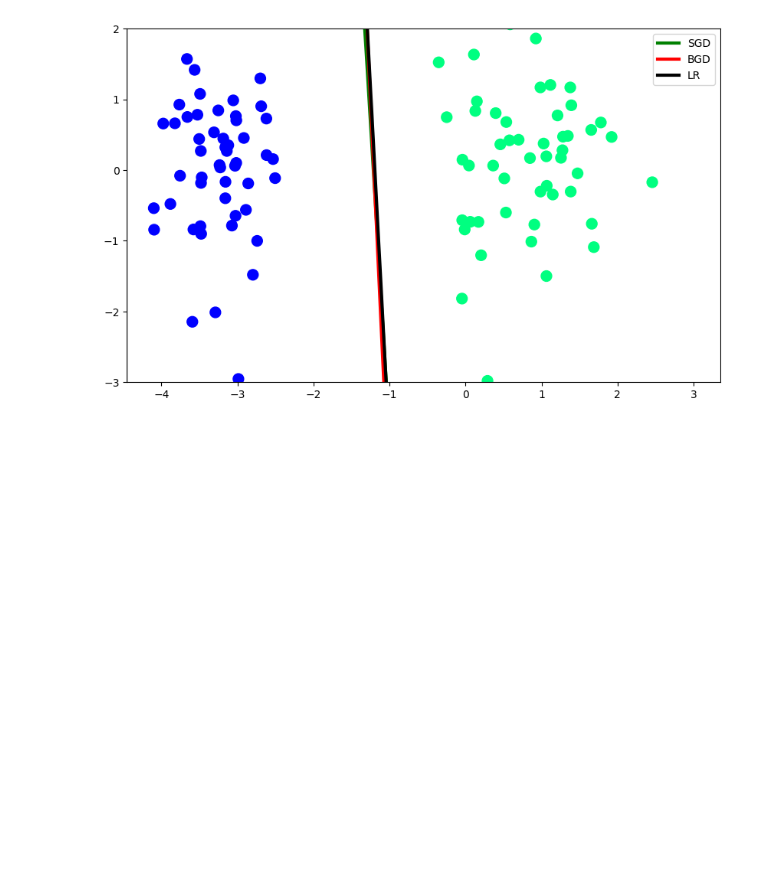
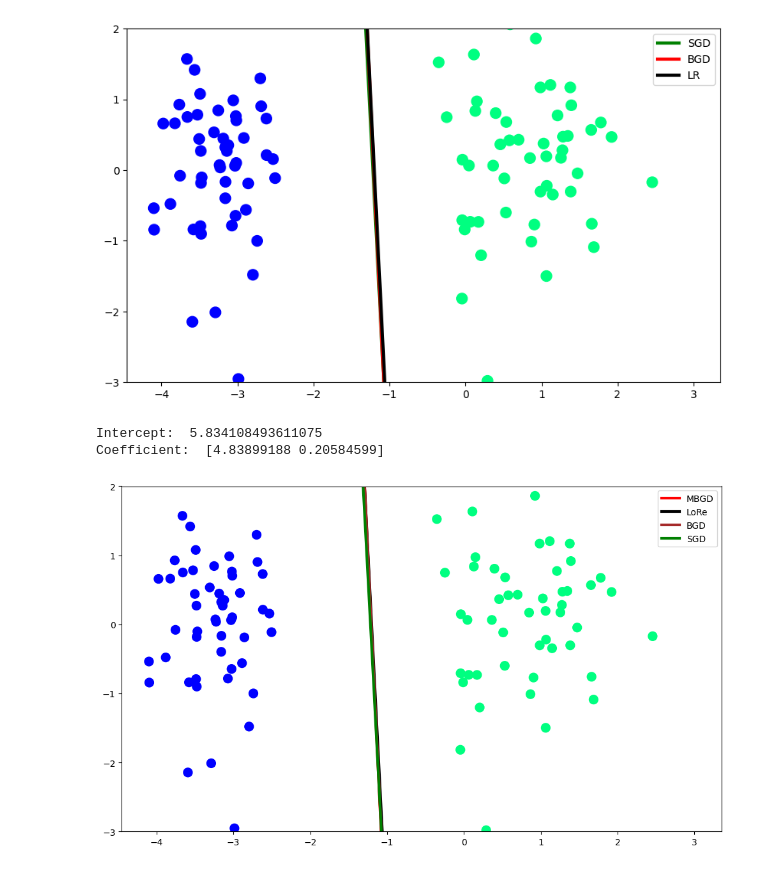
Before and after one commit to chaudhary-dotcom/logistic-regression, a Jupyter notebook: gradient-decent.ipynb, the cells around one changed output. Drawn from its saved outputs; the diff is of its cells as text; code cells hidden in the pictures; blank space fills up the shorter version.

Commit message:
gradient decent and its types, logistic regression

```diff
--- a/gradient-decent.ipynb
+++ b/gradient-decent.ipynb
@@ -111,3 +111,22 @@ plt.legend()
 plt.show()
 # %% [output]
 [figure]
+# %%
+import random
+
+# mini-batch gradient decent
+def mbgd(X,y):
+    X = np.insert(X,0,1,axis=1)
+    weights = np.ones(X.shape[1])
+    lr = 0.5
+    batch_size = 10
+
+    for i in range(500):
+        for j in range(X.shape[0]//batch_size):
+            idX = random.sample(range(X.shape[0]), batch_size)
+
+            y_hat = sigmoid2(np.dot(X[idX], weights))
+            error = y[idX]-y_hat
+            weights = weights + lr*(np.dot(error, X[idX])/batch_size)
+
+    return weights[0], weights[1:]
@@ -113,0 +136,26 @@ plt.show()
+# %%
+intercept2_, coef2_ = mbgd(X,y)
+print('Intercept: ', intercept2_)
+print('Coefficient: ', coef2_)
+# %% [output]
+Intercept:  5.834108493611075
+Coefficient:  [4.83899188 0.20584599]
+# %%
+m_mbgd = -(coef2_[0]/coef2_[1])
+b_mbgd = -(intercept2_/coef2_[1])
+
+X_input3 = np.linspace(-3,3,100)
+y_input3 = m_mbgd*X_input3+b_mbgd
+# %%
+plt.figure(figsize=(10,6))
+plt.plot(X_input3, y_input3, color='red', linewidth=3, label='MBGD')
+plt.plot(X_input, y_input, linewidth=3, color='black', label='LoRe')
+plt.plot(X_input1, y_input1, color='brown', linewidth=3, label='BGD')
+plt.plot(X_input2, y_input2, color='green', linewidth=3, label='SGD')
+plt.scatter(X[:,0], X[:,1],c=y, cmap='winter', s=100)
+plt.ylim(-3,2)
+plt.tight_layout()
+plt.legend()
+plt.show()
+# %% [output]
+[figure, added]
```
Also changed, not shown: parts of 3 cells of this notebook.
